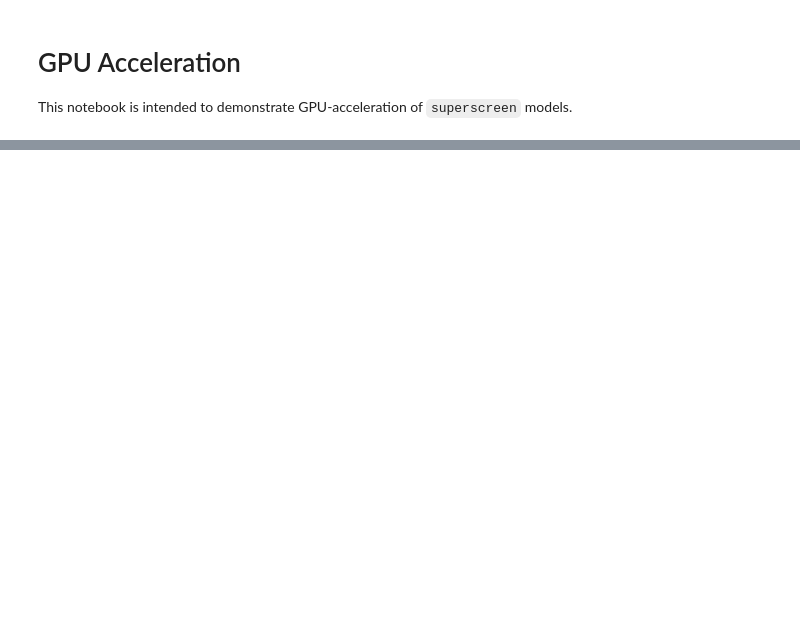
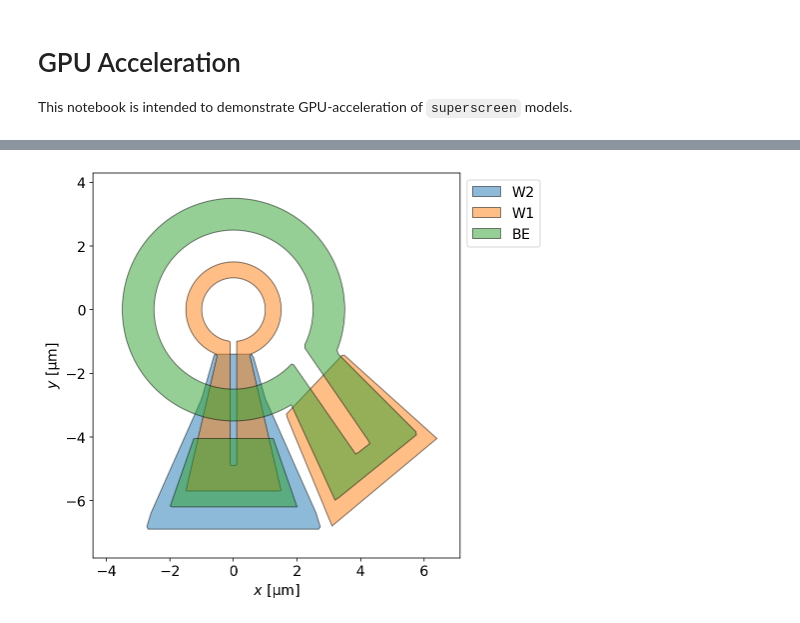
Before and after one commit to loganbvh/superscreen, a Jupyter notebook: docs/notebooks/gpu.ipynb, the cells around one changed output, grey strips where cells are left out. Saved outputs shown, nothing was run; the diff lists cells and outputs as text; code cells hidden in the pictures; blank space fills up the shorter version.

```diff
--- a/docs/notebooks/gpu.ipynb
+++ b/docs/notebooks/gpu.ipynb
@@ -373,0 +157,7 @@ sc.version_table()
+# %%
+device = squids.ibm.large.make_squid()
+device.solve_dtype = "float32"
+# %%
+_ = device.draw(exclude="bounding_box", legend=True)
+# %% [output]
+[figure, added]
```
Also changed, not shown: parts of 66 cells of this notebook.
